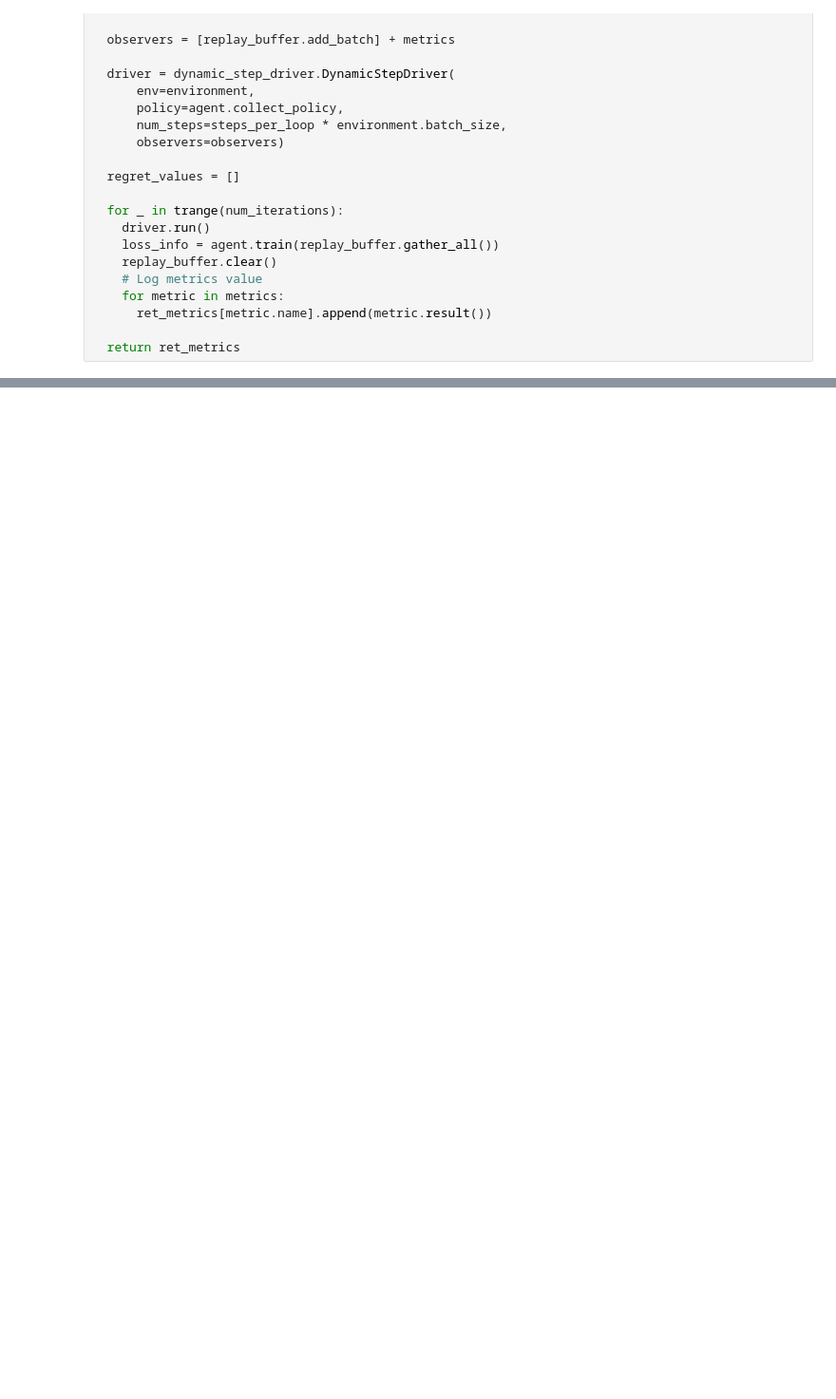
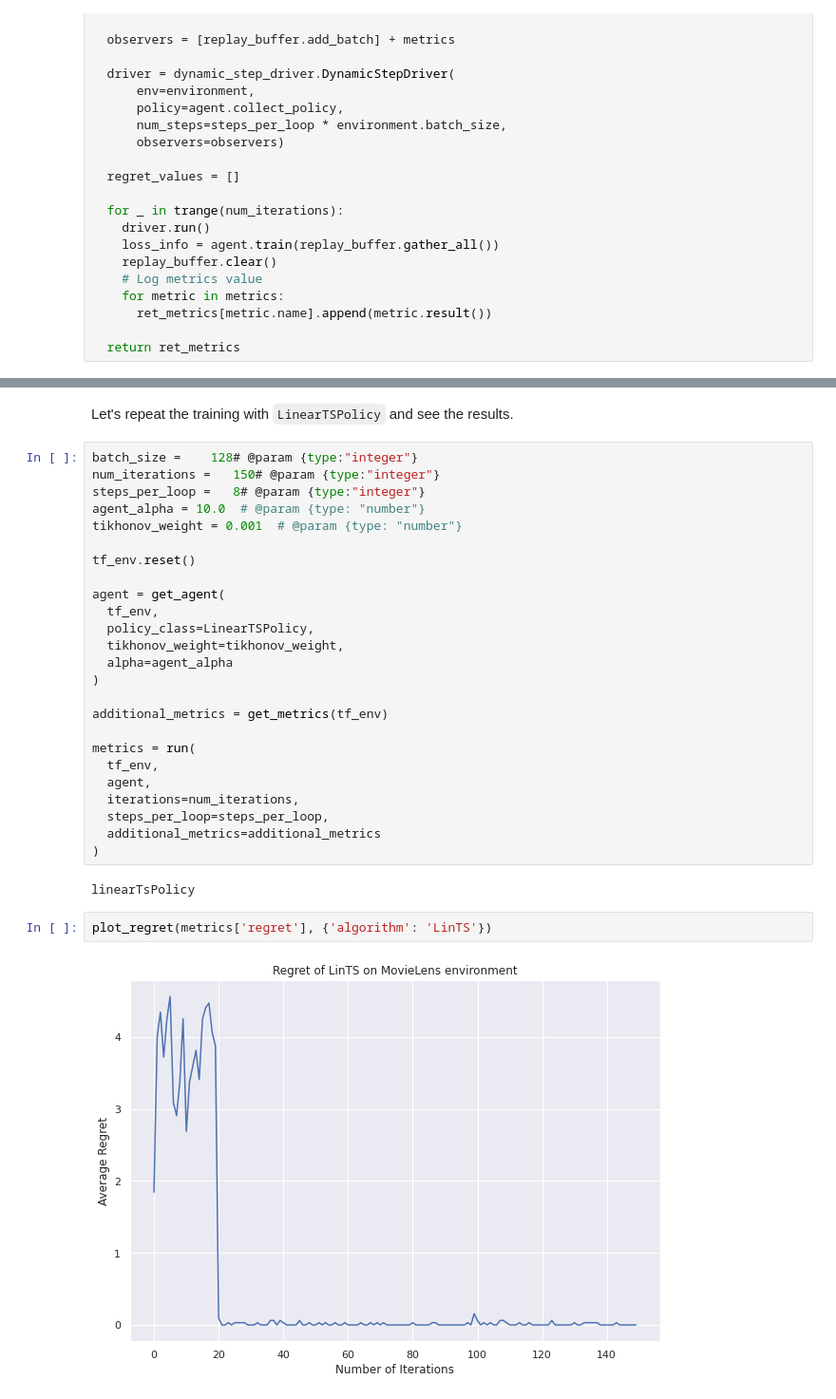
Before and after one commit to pstanisl/mlprague-2021, a Jupyter notebook: CMAB_movielens_linear_tf.ipynb, the cells around one changed output, grey strips where cells are left out. Shown at 95% size. Saved outputs shown, nothing was run; the diff lists cells and outputs as text; blank space fills up the shorter version.

```diff
--- a/CMAB_movielens_linear_tf.ipynb
+++ b/CMAB_movielens_linear_tf.ipynb
@@ -635,0 +688,33 @@ _ = plt.ylabel('Average Regret')
+# %% [markdown]
+Let's repeat the training with `LinearTSPolicy` and see the results.
+# %%
+batch_size =    128# @param {type:"integer"}
+num_iterations =   150# @param {type:"integer"}
+steps_per_loop =   8# @param {type:"integer"}
+agent_alpha = 10.0  # @param {type: "number"}
+tikhonov_weight = 0.001  # @param {type: "number"}
+
+tf_env.reset()
+
+agent = get_agent(
+  tf_env,
+  policy_class=LinearTSPolicy,
+  tikhonov_weight=tikhonov_weight,
+  alpha=agent_alpha
+)
+
+additional_metrics = get_metrics(tf_env)
+
+metrics = run(
+  tf_env,
+  agent,
+  iterations=num_iterations,
+  steps_per_loop=steps_per_loop,
+  additional_metrics=additional_metrics
+)
+# %% [output]
+linearTsPolicy
+# %%
+plot_regret(metrics['regret'], {'algorithm': 'LinTS'})
+# %% [output]
+[figure, added]
```
Also changed, not shown: parts of 40 cells of this notebook.
